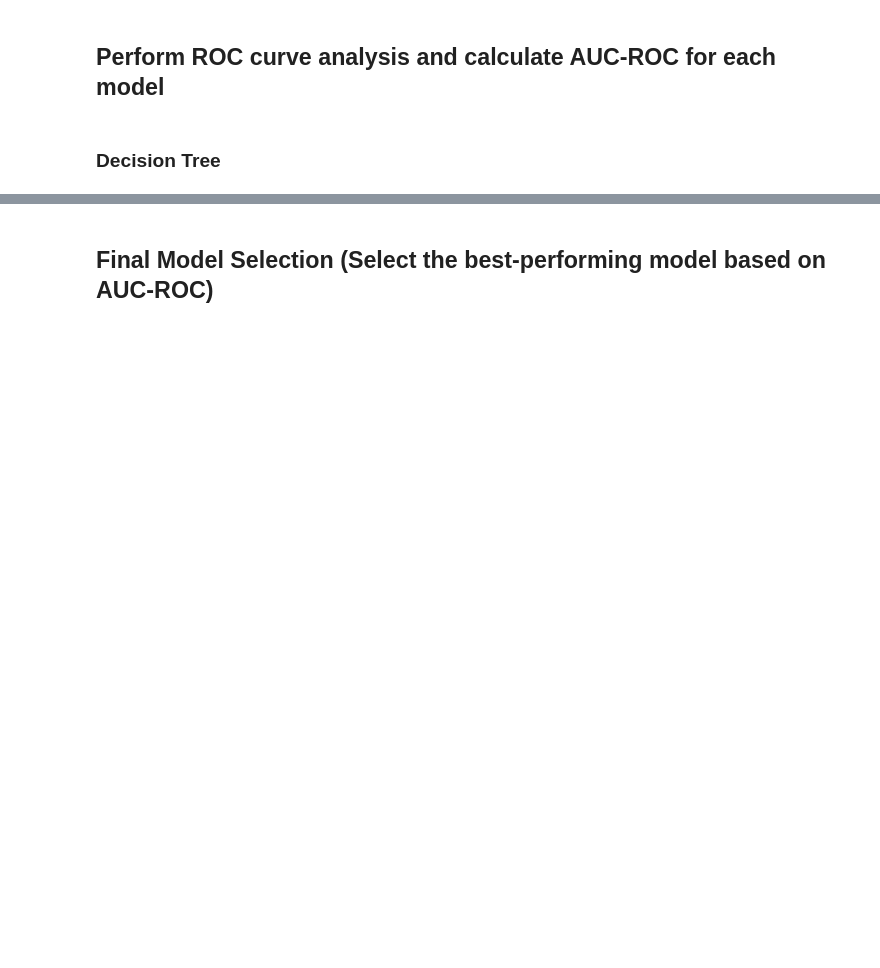
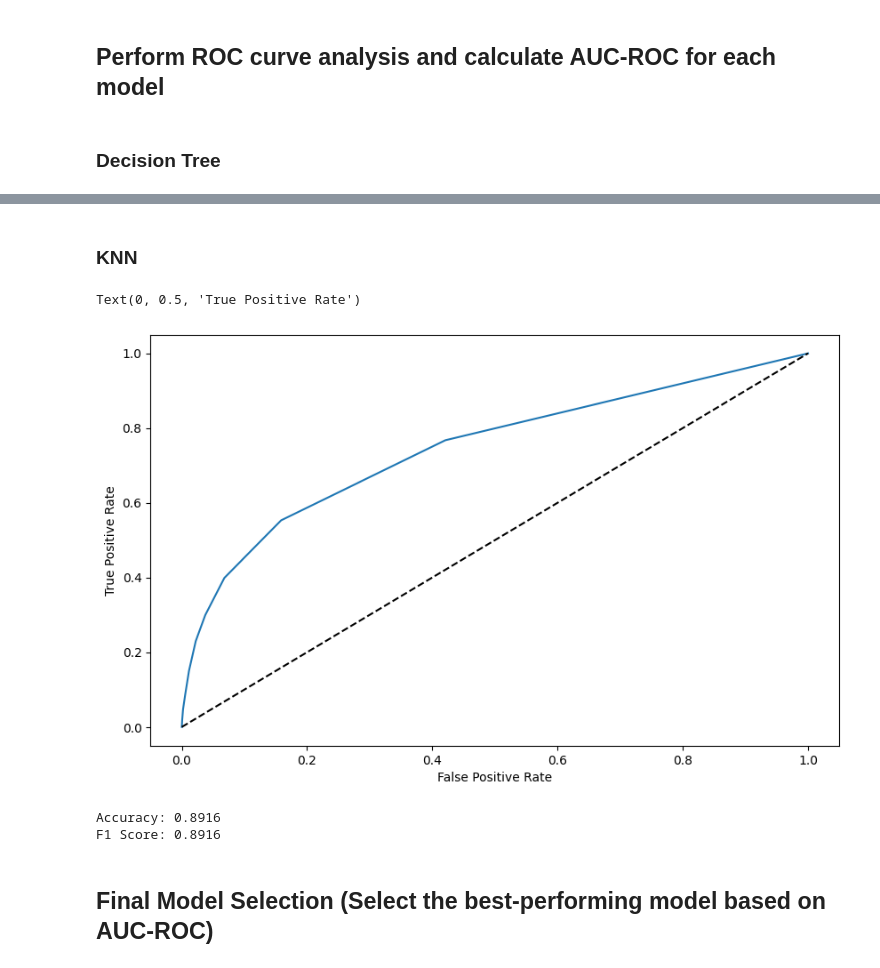
Before and after one commit to MikaVilpo/TUAS-IntroDataAndAI, a Jupyter notebook: DEAI_Assignment_1.ipynb, the cells around one changed output, grey strips where cells are left out. Saved outputs shown, nothing was run; the diff lists cells and outputs as text; code cells hidden in the pictures; blank space fills up the shorter version.

```diff
--- a/DEAI_Assignment_1.ipynb
+++ b/DEAI_Assignment_1.ipynb
@@ -1152,0 +1347,17 @@ Accuracy after Hyperparameter Tuning: 0.89
+# %%
+# Cross-validate the KNN with the best parameters
+
+# Initialize the model with the best parameters
+knn_best = KNeighborsClassifier(**knn_best_params)
+
+# Cross-validate the model
+knn_best_cv = cross_val_score(knn_best, X_train, Y_train, cv=10, scoring='accuracy')
+
+# Calculate the mean of the cross-validation
+knn_best_cv_mean = knn_best_cv.mean()
+
+# Print value before hyperparameter tuning and after with 2 decimal points
+print(f"Accuracy before Hyperparameter Tuning: {knn_cv_mean:.2f}")
+print(f"Accuracy after Hyperparameter Tuning: {knn_best_cv_mean:.2f}")
+
+knn_best_fitted = knn_best.fit(X_train, Y_train)
@@ -1218,0 +1491,44 @@ roc_auc_dt_threshold = roc_auc_score(Y_test, y_pred_dt_threshold)
+# %% [markdown]
+### KNN
+# %%
+# Get the probabilities for KNN
+y_probs_knn = knn_best_fitted.predict_proba(X_test)[:, 1]
+
+# Get the fpr, tpr, and thresholds
+fpr_knn, tpr_knn, thresholds_knn = roc_curve(Y_test, y_probs_knn)
+
+# Get the AUC-ROC
+auc_knn = auc(fpr_knn, tpr_knn)
+
+# Plot the ROC curve
+
+plt.figure(figsize=(10, 6))
+plt.plot(fpr_knn, tpr_knn, label=f'KNN (AUC = {auc_knn:.2f})')
+plt.plot([0, 1], [0, 1], 'k--')
+plt.xlabel('False Positive Rate')
+plt.ylabel('True Positive Rate')
+# %% [output]
+Text(0, 0.5, 'True Positive Rate')
+[figure, added]
+# %%
+# Threshold Selection (You can manually select a threshold based on ROC analysis)
+
+# Create for loop to find the best threshold
+scores = [f1_score(Y_test, (y_probs_knn >= t).astype('int'), average='micro') for t in thresholds_knn]
+best_threshold = thresholds_knn[np.argmax(scores)]
+best_threshold, np.max(scores)
+
+# Apply the threshold
+y_pred_knn_threshold = (y_probs_knn >= best_threshold).astype('int')
+
+# Calculate the accuracy
+accuracy_knn_threshold = accuracy_score(Y_test, y_pred_knn_threshold)
+print(f"Accuracy: {accuracy_knn_threshold:.4f}")
+
+# Calculate the F1 score
+f1_knn_threshold = f1_score(Y_test, y_pred_knn_threshold, average='micro')
+# print f1 score with 2 decimal points
+print(f"F1 Score: {f1_knn_threshold:.4f}")
+# %% [output]
+Accuracy: 0.8916
+F1 Score: 0.8916
```
Also changed, not shown: parts of 40 cells of this notebook.
